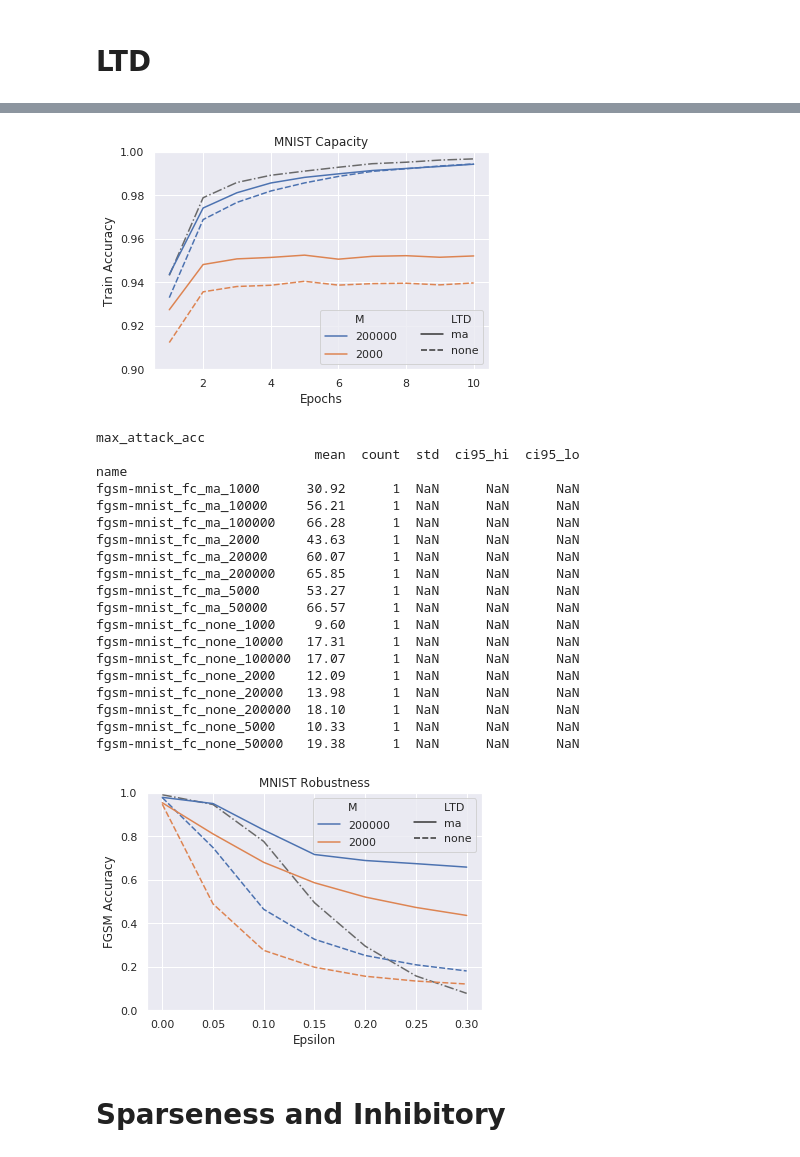
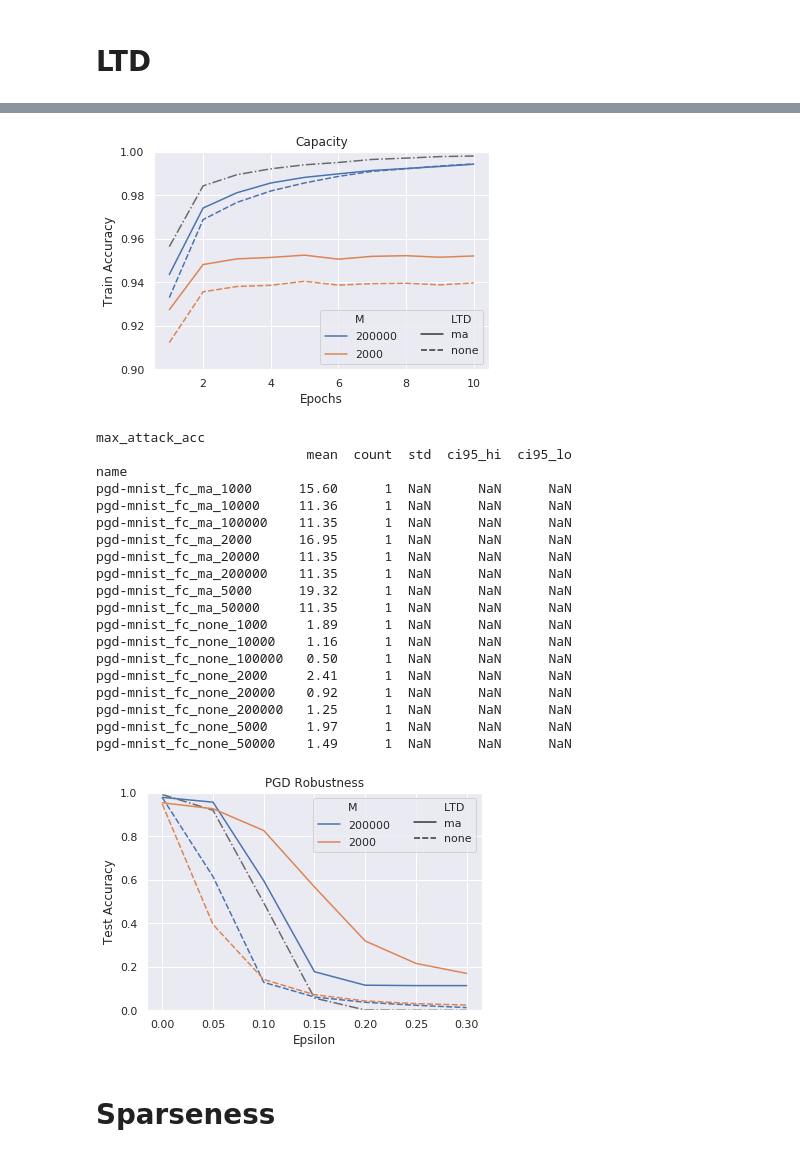
Before and after one commit to liuyuezhang/cerebellum, a Jupyter notebook: notebook/plot.ipynb, the cells around one changed output, grey strips where cells are left out. Cells and saved outputs as stored; diff of their text form; code cells hidden in the pictures.

```diff
--- a/notebook/plot.ipynb
+++ b/notebook/plot.ipynb
@@ -166,5 +170,6 @@ plt.savefig('/home/liuyuezhangadam/Desktop/cerebellum/fig/wide_'+ENV+'.png', dpi
 # %%
-ENV = 'fgsm-mnist'
+ATTACK = 'pgd'
+ENV = ATTACK + '-mnist'
 METHOD = 'fc'
 LTD = ['none']
 N = [1000, 2000, 5000, 10000, 20000, 50000, 100000, 200000]
@@ -272,19 +277,20 @@ mnist_fc_none_200000  97.820002      1  NaN      NaN      NaN
 mnist_fc_none_5000    96.450001      1  NaN      NaN      NaN
 mnist_fc_none_50000   97.899997      1  NaN      NaN      NaN
 # %%
-plt.plot(baseline1['epoch'], baseline1['train_acc'], '-.', color='dimgrey')
+plt.plot(baseline_dict[ENV]['epoch'], baseline_dict[ENV]['train_acc'], '-.', color='dimgrey')
 ax = sns.lineplot(x='epoch', y='train_acc', hue='M', style='LTD', ci=95, n_boot=1000,
                   hue_order=['$200000$', '$2000$'],
                   style_order=['ma', 'none'],
                   data=df)
-ax.set(title='MNIST Capacity', xlabel='Epochs', ylabel='Train Accuracy')
+ax.set(title='Capacity', xlabel='Epochs', ylabel='Train Accuracy')
 plt.ylim(0.9, 1.0)
 plt.legend(loc='lower right', ncol=2)
 plt.savefig('/home/liuyuezhangadam/Desktop/cerebellum/fig/ltd_'+ENV+'.png', dpi=300)
 # %% [output]
-[figure, old version]
+[figure, new version]
 # %%
-ENV = 'fgsm-mnist'
+ATTACK = 'pgd'
+ENV = ATTACK + '-mnist'
 METHOD = 'fc'
 LTD = ['none', 'ma']
 N = [1000, 2000, 5000, 10000, 20000, 50000, 100000, 200000]
@@ -317,36 +323,36 @@ for run in runs:
 calc_c95(table, 'max_attack_acc')
 # %% [output]
 max_attack_acc
-                            mean  count  std  ci95_hi  ci95_lo
+                           mean  count  std  ci95_hi  ci95_lo
 name
-fgsm-mnist_fc_ma_1000      30.92      1  NaN      NaN      NaN
-fgsm-mnist_fc_ma_10000     56.21      1  NaN      NaN      NaN
-fgsm-mnist_fc_ma_100000    66.28      1  NaN      NaN      NaN
-fgsm-mnist_fc_ma_2000      43.63      1  NaN      NaN      NaN
-fgsm-mnist_fc_ma_20000     60.07      1  NaN      NaN      NaN
-fgsm-mnist_fc_ma_200000    65.85      1  NaN      NaN      NaN
-fgsm-mnist_fc_ma_5000      53.27      1  NaN      NaN      NaN
-fgsm-mnist_fc_ma_50000     66.57      1  NaN      NaN      NaN
-fgsm-mnist_fc_none_1000     9.60      1  NaN      NaN      NaN
-fgsm-mnist_fc_none_10000   17.31      1  NaN      NaN      NaN
-fgsm-mnist_fc_none_100000  17.07      1  NaN      NaN      NaN
-fgsm-mnist_fc_none_2000    12.09      1  NaN      NaN      NaN
-fgsm-mnist_fc_none_20000   13.98      1  NaN      NaN      NaN
-fgsm-mnist_fc_none_200000  18.10      1  NaN      NaN      NaN
-fgsm-mnist_fc_none_5000    10.33      1  NaN      NaN      NaN
-fgsm-mnist_fc_none_50000   19.38      1  NaN      NaN      NaN
+pgd-mnist_fc_ma_1000      15.60      1  NaN      NaN      NaN
+pgd-mnist_fc_ma_10000     11.36      1  NaN      NaN      NaN
+pgd-mnist_fc_ma_100000    11.35      1  NaN      NaN      NaN
+pgd-mnist_fc_ma_2000      16.95      1  NaN      NaN      NaN
+pgd-mnist_fc_ma_20000     11.35      1  NaN      NaN      NaN
+pgd-mnist_fc_ma_200000    11.35      1  NaN      NaN      NaN
+pgd-mnist_fc_ma_5000      19.32      1  NaN      NaN      NaN
+pgd-mnist_fc_ma_50000     11.35      1  NaN      NaN      NaN
+pgd-mnist_fc_none_1000     1.89      1  NaN      NaN      NaN
+pgd-mnist_fc_none_10000    1.16      1  NaN      NaN      NaN
+pgd-mnist_fc_none_100000   0.50      1  NaN      NaN      NaN
+pgd-mnist_fc_none_2000     2.41      1  NaN      NaN      NaN
+pgd-mnist_fc_none_20000    0.92      1  NaN      NaN      NaN
+pgd-mnist_fc_none_200000   1.25      1  NaN      NaN      NaN
+pgd-mnist_fc_none_5000     1.97      1  NaN      NaN      NaN
+pgd-mnist_fc_none_50000    1.49      1  NaN      NaN      NaN
 # %%
-plt.plot(baseline2['eps'], baseline2['attack_acc'], '-.', color='dimgrey')
+plt.plot(baseline_dict[ENV]['eps'], baseline_dict[ENV]['attack_acc'], '-.', color='dimgrey')
 ax = sns.lineplot(x='eps', y='attack_acc', hue='M', style='LTD', ci=95, n_boot=1000,
                   hue_order=['$200000$', '$2000$'],
                   style_order=['ma', 'none'],
                   data=df)
-ax.set(title='MNIST Robustness', xlabel='Epsilon', ylabel='FGSM Accuracy')
+ax.set(title=ATTACK.upper() + ' Robustness', xlabel='Epsilon', ylabel='Test Accuracy')
 plt.ylim(0, 1.0)
 plt.legend(loc='upper right', ncol=2)
 plt.savefig('/home/liuyuezhangadam/Desktop/cerebellum/fig/ltd_'+ENV+'.png', dpi=300)
 # %% [output]
-[figure, old version]
+[figure, new version]
 # %% [markdown]
-# Sparseness and Inhibitory
+# Sparseness
 # %%
```
Also changed, not shown: parts of 15 cells of this notebook, 12 other files.
